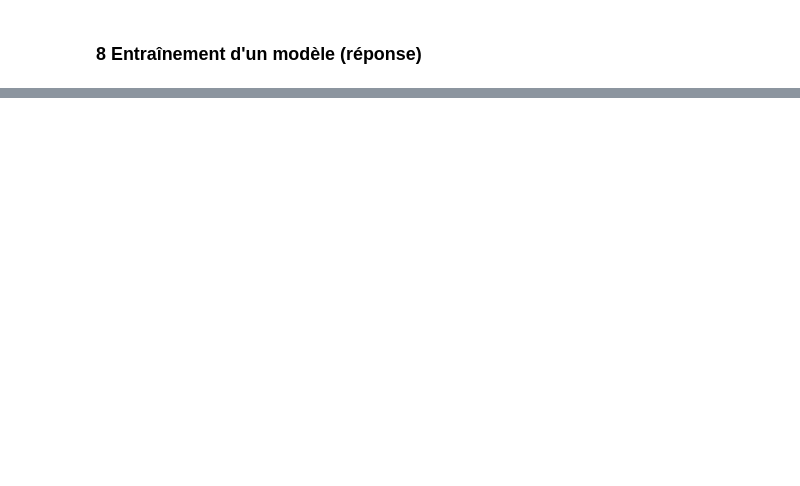
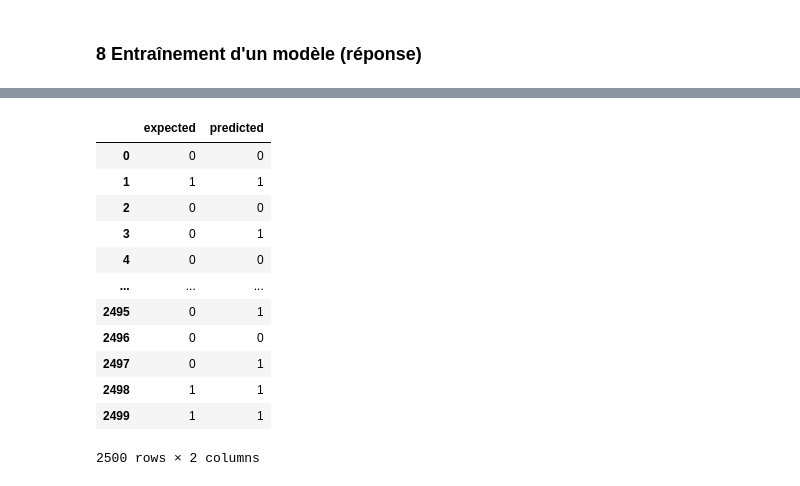
Before and after one commit to AntoineHazebrouck/data-science, a Jupyter notebook: project/main.ipynb, the cells around one changed output, grey strips where cells are left out. Cells and saved outputs as stored; diff of their text form; code cells hidden in the pictures; blank space fills up the shorter version.

```diff
--- a/project/main.ipynb
+++ b/project/main.ipynb
@@ -510,13 +516,10 @@ Apprentissage : Quels paramètres sont calculés pendant la phase d'apprentissag
 # %% [markdown]
 ### 8 Entraînement d'un modèle (réponse)
 # %%
-from sklearn.linear_model import LogisticRegression
 
-y = train.outcome
-x = train.drop(['outcome'], axis=1)
+output_train = train.outcome
+input_train = train.drop(['outcome'], axis=1)
 
 model = LogisticRegression()
 
-trained = model.fit(x, y)
-
-trained
+trained = model.fit(input_train, output_train)
@@ -524,0 +541,23 @@ LogisticRegression()
+# %%
+output_test = test.outcome
+input_test = test.drop(['outcome'], axis=1)
+
+predicted = trained.predict(input_test)
+
+comparison_array = [{"expected" : int(expected), "predicted": int(predicted)} for expected, predicted in zip(output_test, predicted)]
+
+pd.DataFrame(comparison_array)
+# %% [output]
+|  | expected | predicted |
+| 0 | 0 | 0 |
+| 1 | 1 | 1 |
+| 2 | 0 | 0 |
+| 3 | 0 | 1 |
+| 4 | 0 | 0 |
+| ... | ... | ... |
+| 2495 | 0 | 1 |
+| 2496 | 0 | 0 |
+| 2497 | 0 | 1 |
+| 2498 | 1 | 1 |
+| 2499 | 1 | 1 |
+2500 rows × 2 columns
```
Also changed, not shown: parts of 13 cells of this notebook, 1 other file.
